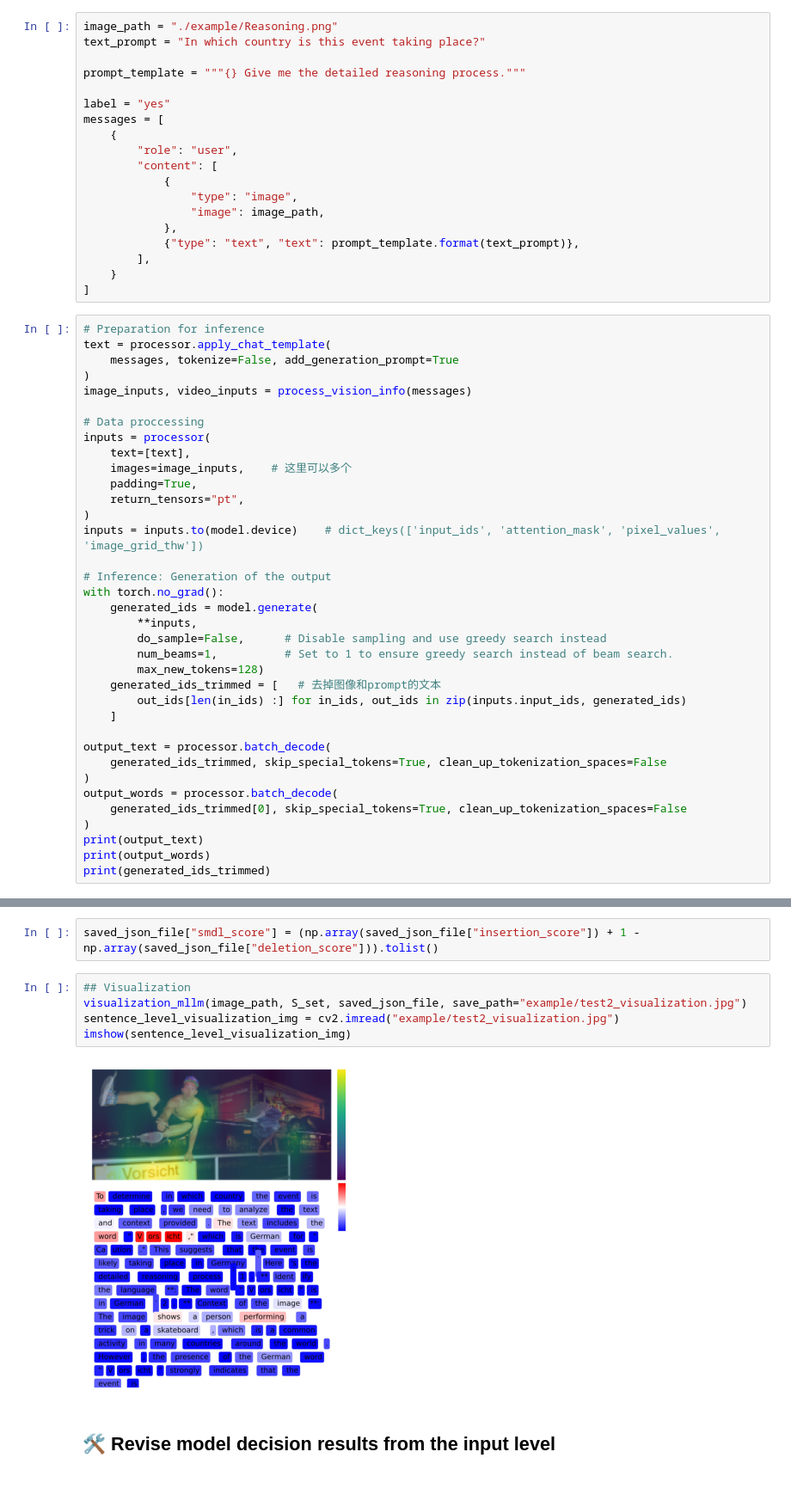
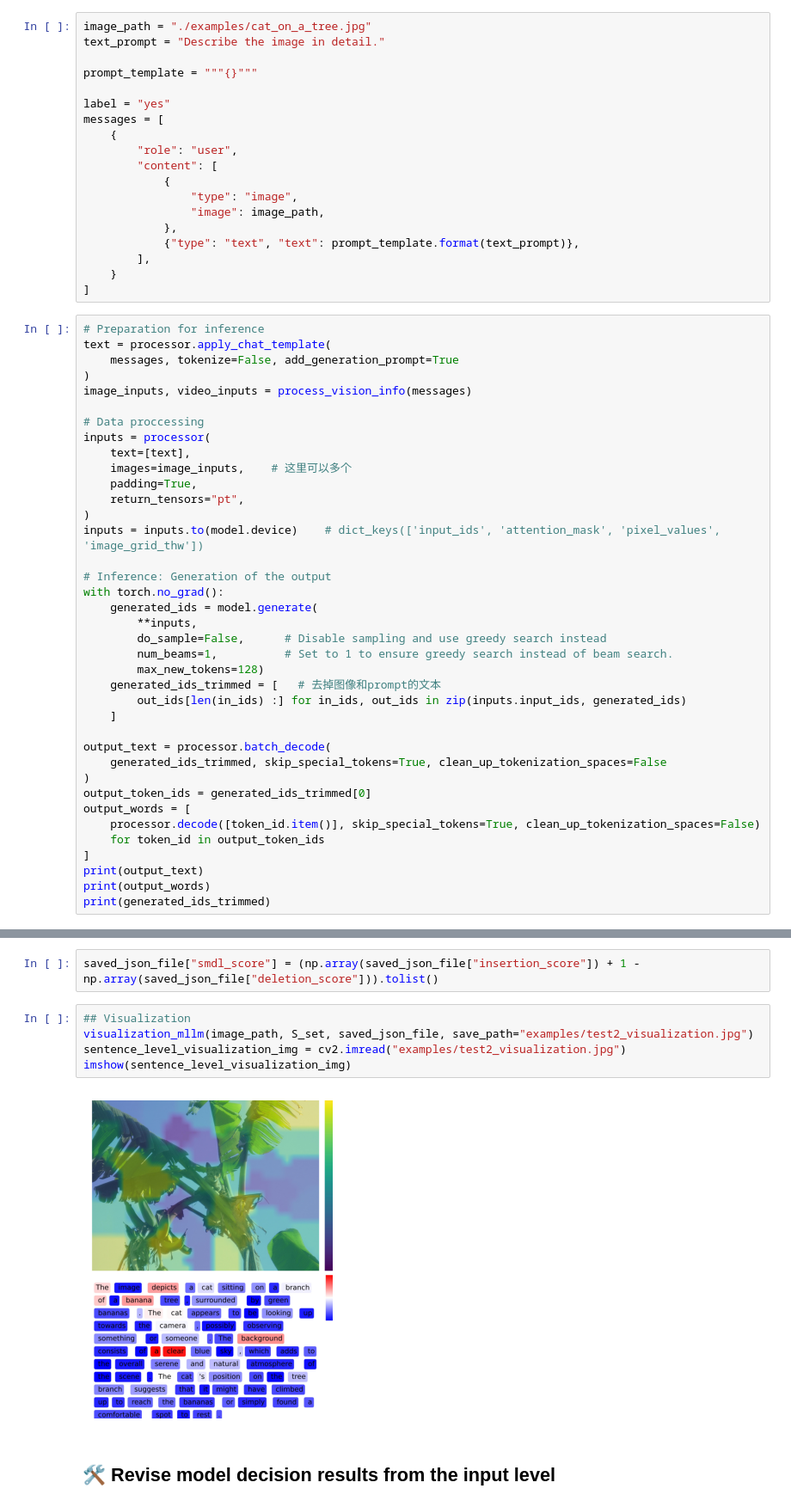
Before and after one commit to RuoyuChen10/EAGLE, a Jupyter notebook: tutorial/efficient.ipynb, the cells around one changed output, grey strips where cells are left out. Shown at 86% size. Drawn from its saved outputs; the diff is of its cells as text.

```diff
--- a/tutorial/efficient.ipynb
+++ b/tutorial/efficient.ipynb
@@ -152,10 +173,10 @@ cuda
 # %% [markdown]
 ## Load the Image
 # %%
-image_path = "./example/Reasoning.png"
-text_prompt = "In which country is this event taking place?"
+image_path = "./examples/cat_on_a_tree.jpg"
+text_prompt = "Describe the image in detail."
 
-prompt_template = """{} Give me the detailed reasoning process."""
+prompt_template = """{}"""
 
 label = "yes"
 messages = [
@@ -200,9 +221,11 @@ with torch.no_grad():
 output_text = processor.batch_decode(
     generated_ids_trimmed, skip_special_tokens=True, clean_up_tokenization_spaces=False
 )
-output_words = processor.batch_decode(
-    generated_ids_trimmed[0], skip_special_tokens=True, clean_up_tokenization_spaces=False
-)
+output_token_ids = generated_ids_trimmed[0]
+output_words = [
+    processor.decode([token_id.item()], skip_special_tokens=True, clean_up_tokenization_spaces=False)
+    for token_id in output_token_ids
+]
 print(output_text)
 print(output_words)
 print(generated_ids_trimmed)
@@ -251,11 +271,11 @@ saved_json_file["words"] = output_words
 saved_json_file["smdl_score"] = (np.array(saved_json_file["insertion_score"]) + 1 - np.array(saved_json_file["deletion_score"])).tolist()
 # %%
 ## Visualization
-visualization_mllm(image_path, S_set, saved_json_file, save_path="example/test2_visualization.jpg")
-sentence_level_visualization_img = cv2.imread("example/test2_visualization.jpg")
+visualization_mllm(image_path, S_set, saved_json_file, save_path="examples/test2_visualization.jpg")
+sentence_level_visualization_img = cv2.imread("examples/test2_visualization.jpg")
 imshow(sentence_level_visualization_img)
 # %% [output]
-[figure, old version]
+[figure, new version]
 # %% [markdown]
 ## 🛠️ Revise model decision results from the input level
 # %%
```
Also changed, not shown: parts of 6 cells of this notebook, 4 other files.
